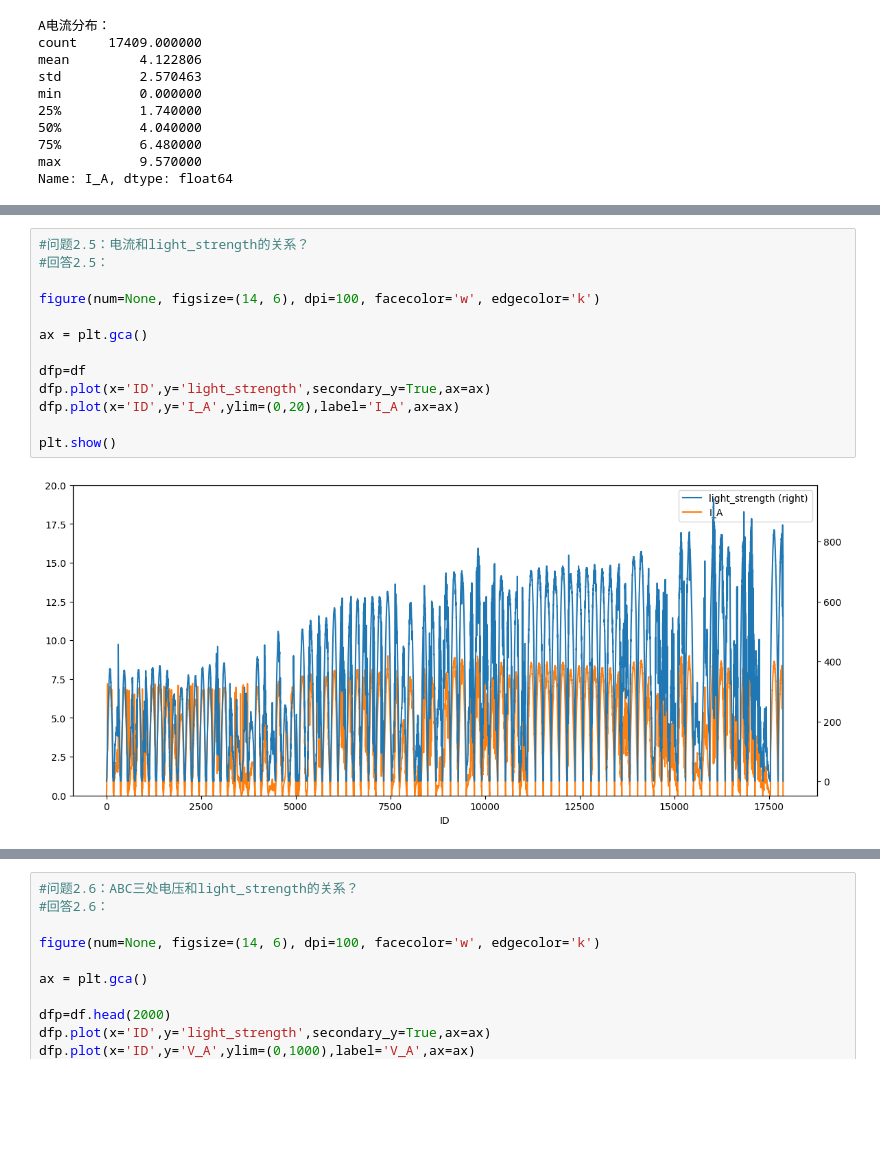
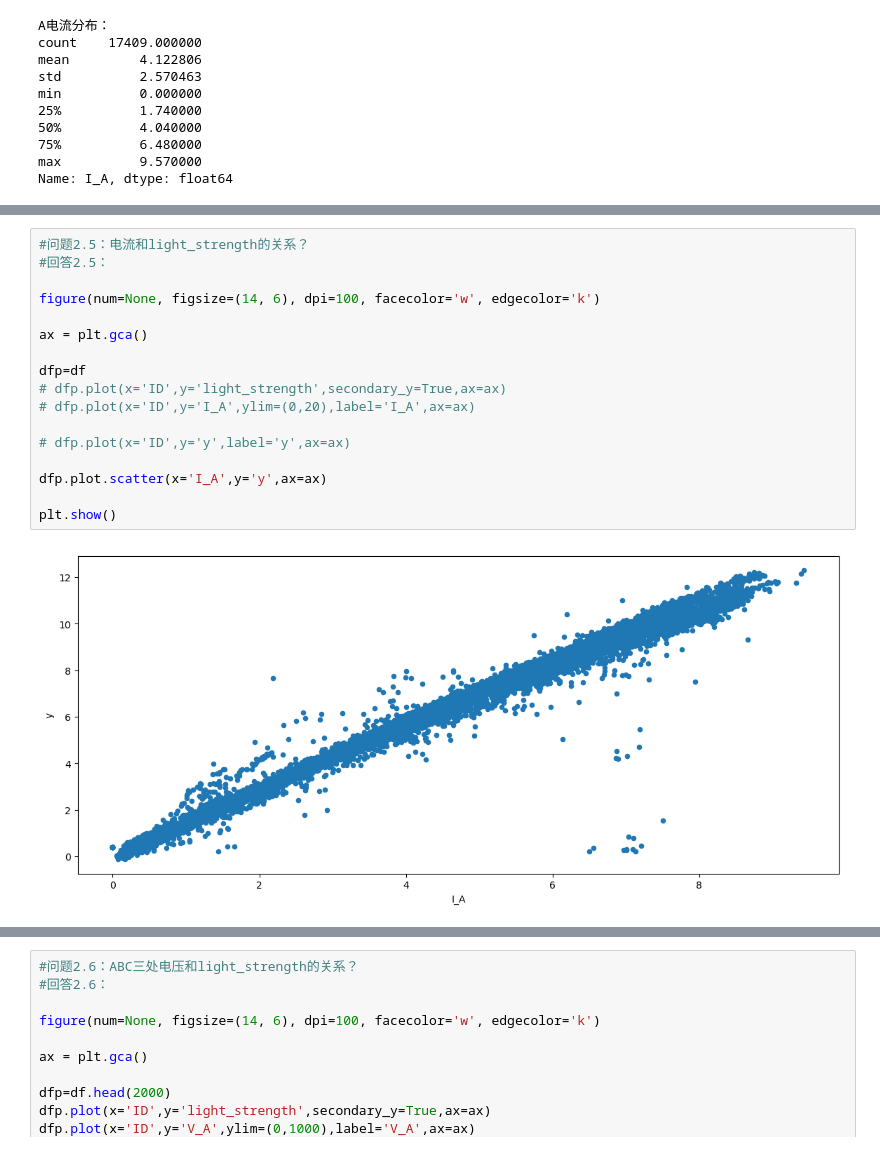
Before and after one commit to thuwyh/solar-magic, a Jupyter notebook: script/0803_使用kernel解决y-ID非线性区预测不准的问题.ipynb, the cells around one changed output, grey strips where cells are left out. Saved outputs shown, nothing was run; the diff lists cells and outputs as text; blank space fills up the shorter version.

```diff
--- a/script/0803_使用kernel解决y-ID非线性区预测不准的问题.ipynb
+++ b/script/0803_使用kernel解决y-ID非线性区预测不准的问题.ipynb
@@ -225,15 +289,19 @@ dtype: float64
 # %%
 #问题2.5：电流和light_strength的关系？
 #回答2.5：
 
 figure(num=None, figsize=(14, 6), dpi=100, facecolor='w', edgecolor='k')
 
 ax = plt.gca()
 
 dfp=df
-dfp.plot(x='ID',y='light_strength',secondary_y=True,ax=ax)
-dfp.plot(x='ID',y='I_A',ylim=(0,20),label='I_A',ax=ax)
+# dfp.plot(x='ID',y='light_strength',secondary_y=True,ax=ax)
+# dfp.plot(x='ID',y='I_A',ylim=(0,20),label='I_A',ax=ax)
+
+# dfp.plot(x='ID',y='y',label='y',ax=ax)
+
+dfp.plot.scatter(x='I_A',y='y',ax=ax)
 
 plt.show()
 # %% [output]
-[figure, old version]
+[figure, new version]
```
Also changed, not shown: parts of 7 cells of this notebook, 19 other files.
